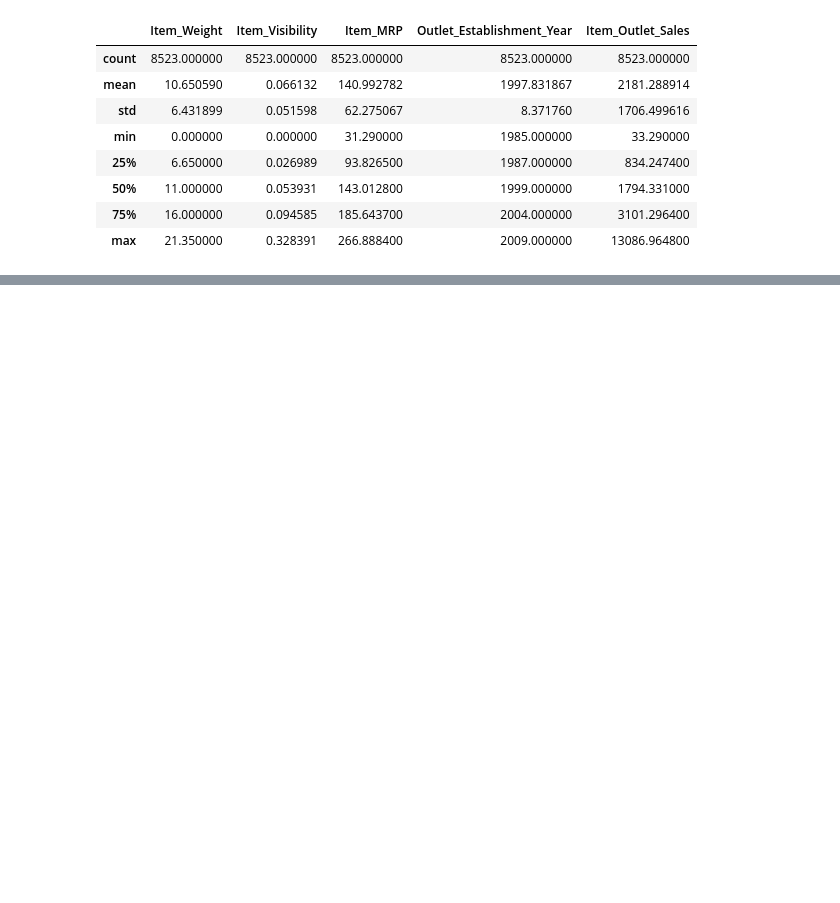
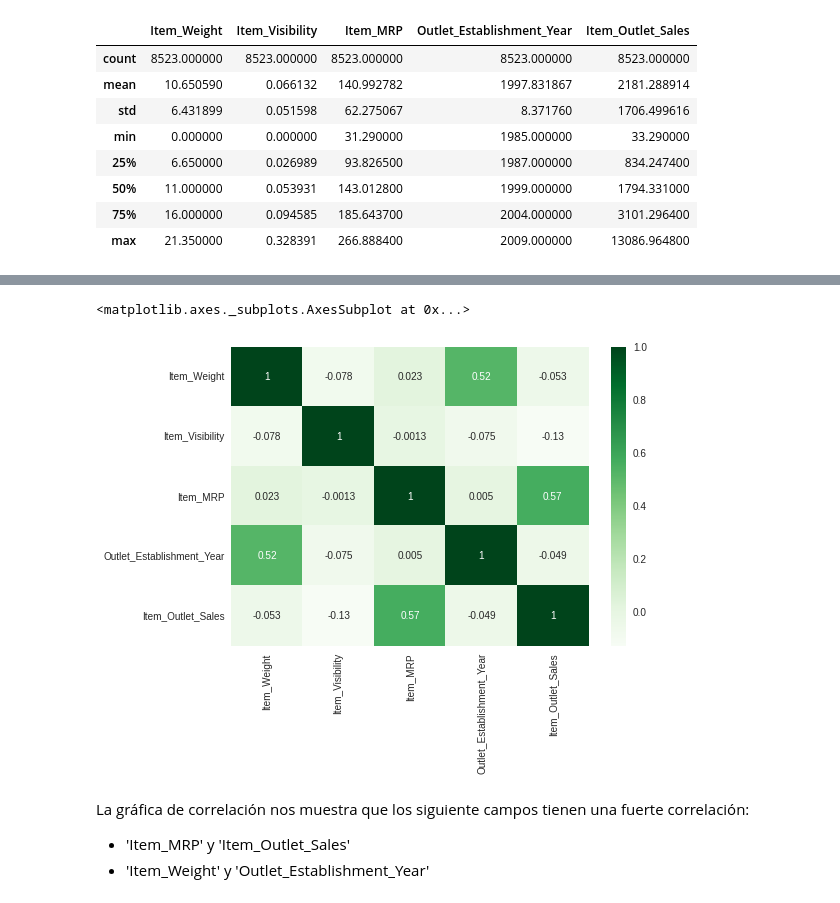
Before and after one commit to Dannais/Sales-Predictions, a Jupyter notebook: Sales_Predictions.ipynb, the cells around one changed output, grey strips where cells are left out. Saved outputs shown, nothing was run; the diff lists cells and outputs as text; code cells hidden in the pictures; blank space fills up the shorter version.

```diff
--- a/Sales_Predictions.ipynb
+++ b/Sales_Predictions.ipynb
@@ -219,0 +276,16 @@ df_sales.describe()
+# %%
+corr = df_sales.corr()
+# %%
+import seaborn as sns
+sns.heatmap(corr,
+            cmap = 'Greens', #(cmap = 'Blues' o cmap = 'Oranges')
+            annot = True
+            )
+# %% [output]
+<matplotlib.axes._subplots.AxesSubplot at 0x...>
+[figure, added]
+# %% [markdown]
+La gráfica de correlación nos muestra que los siguiente campos tienen una fuerte correlación:
+
+*   'Item_MRP' y 'Item_Outlet_Sales'
+*   'Item_Weight' y 'Outlet_Establishment_Year'
```
Also changed, not shown: parts of 13 cells of this notebook.
